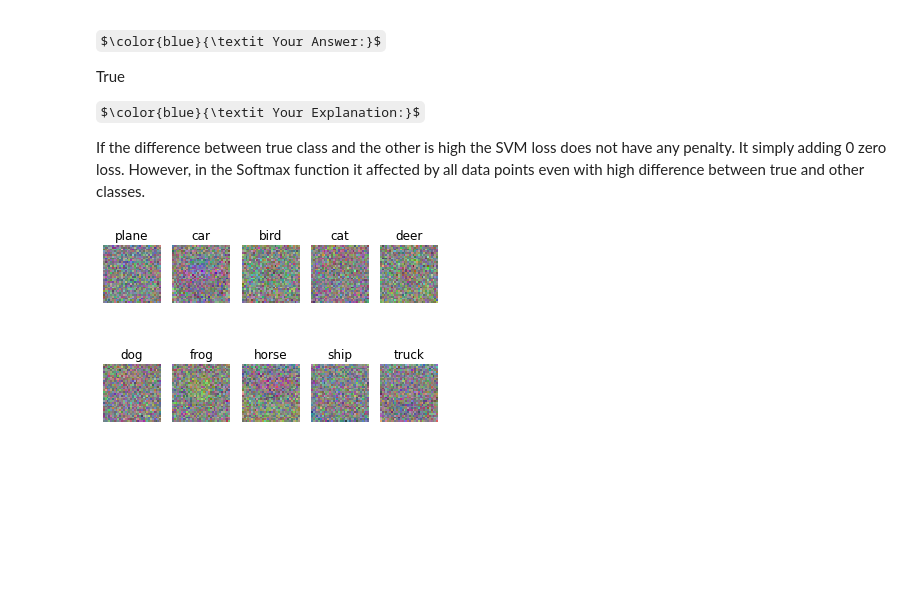
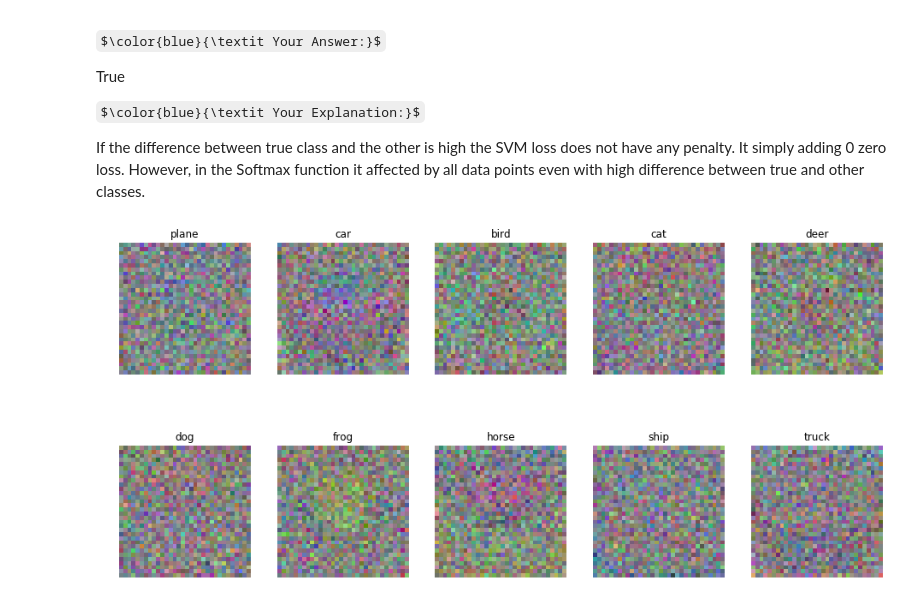
Before and after one commit to firattamur/VisionWithDeepLearning-Assignments, a Jupyter notebook: Assignment-1/softmax.ipynb, the cells around one changed output. Saved outputs shown, nothing was run; the diff lists cells and outputs as text; code cells hidden in the pictures; some formulas as TeX source; blank space fills up the shorter version.

```diff
--- a/Assignment-1/softmax.ipynb
+++ b/Assignment-1/softmax.ipynb
@@ -224,9 +217,7 @@ regularization_strengths = [2.5e4, 5e4, 5e2]
 
 lr_reg_grid = [(lr, reg) for lr in learning_rates for reg in regularization_strengths]
 
-print(lr_reg_grid)
-
-for lr, reg in lr_reg_grid:
+for (lr, reg) in lr_reg_grid:
 
     # create classifier
     softmax = Softmax()
@@ -298,18 +289,19 @@ If the difference between true class and the other is high the SVM loss does not
 # %%
 # Visualize the learned weights for each class
 w = best_softmax.W[:-1,:] # strip out the bias
 w = w.reshape(32, 32, 3, 10)
 
 w_min, w_max = np.min(w), np.max(w)
+plt.figure(figsize=(16, 8))
 
 classes = ['plane', 'car', 'bird', 'cat', 'deer', 'dog', 'frog', 'horse', 'ship', 'truck']
 for i in range(10):
     plt.subplot(2, 5, i + 1)
 
     # Rescale the weights to be between 0 and 255
     wimg = 255.0 * (w[:, :, :, i].squeeze() - w_min) / (w_max - w_min)
     plt.imshow(wimg.astype('uint8'))
     plt.axis('off')
     plt.title(classes[i])
 # %% [output]
-[figure, old version]
+[figure, new version]
```
Also changed, not shown: parts of 4 cells of this notebook, 6 other files.
